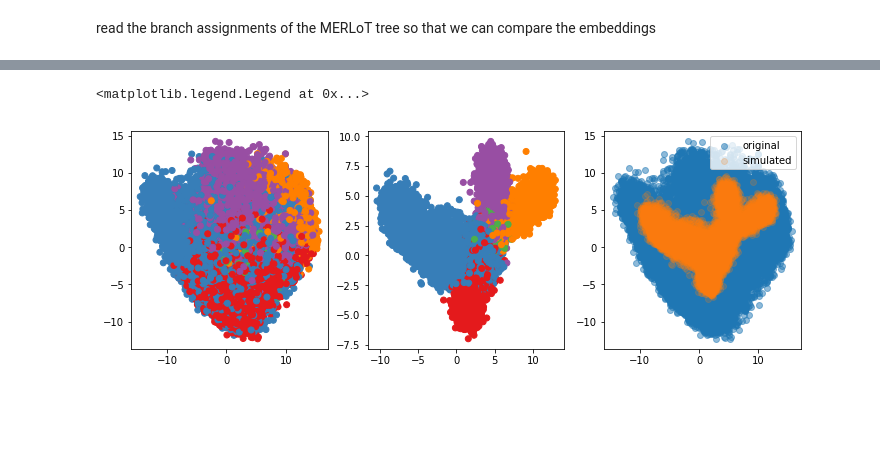
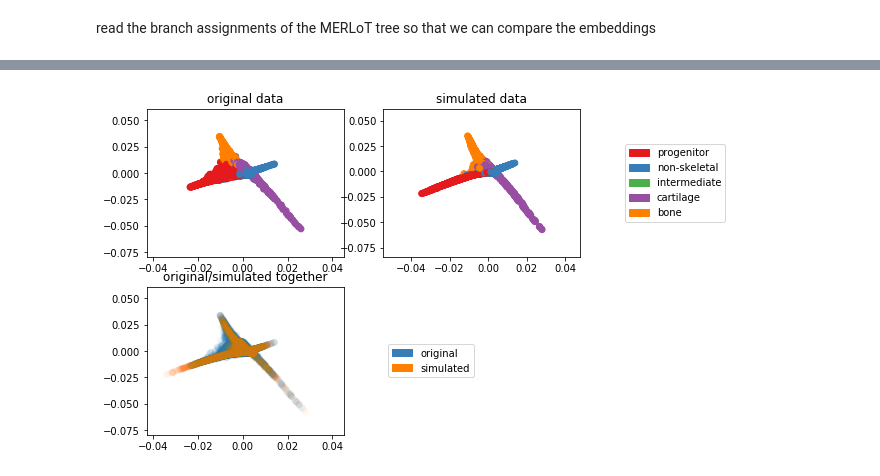
Before and after one commit to soedinglab/prosstt, a Jupyter notebook: dev/reproduce_axolotl.ipynb, the cells around one changed output, grey strips where cells are left out. Saved outputs shown, nothing was run; the diff lists cells and outputs as text; code cells hidden in the pictures; blank space fills up the shorter version.

```diff
--- a/dev/reproduce_axolotl.ipynb
+++ b/dev/reproduce_axolotl.ipynb
@@ -263,9 +266,6 @@ l = ax.legend()
 [figure]
 # %% [markdown]
 normalize by library size
-# %%
-X1 = (X1.transpose() / scalings1).transpose()
-X = (X.transpose() / scalings).transpose()
 # %% [markdown]
 read the branch assignments of the MERLoT tree so that we can compare the embeddings
 # %%
@@ -276,7 +276,7 @@ original = ["original"] * N
 simulated = ["simulated"] * N
 origin = np.concatenate((original, simulated))
 
-data = ad.AnnData(np.log(together+1))
-pp.neighbors(data)
-pca(data)
-dm = data.obsm["X_pca"]
+data = ad.AnnData(together)
+pp.neighbors(data, use_rep="X")
+diffmap(data)
+dm = data.obsm["X_diffmap"]
@@ -286,12 +283,4 @@ WARNING: You're trying to run this on 448 dimensions of `.X`, if you really want
-# %%
-fig, ax = plt.subplots(ncols=3)
-fig.set_size_inches(w=12, h=4)
-
-ax[0].scatter(dm[origin=="original", 0], dm[origin=="original", 1], c=cm.Set1(merlot_branches-1))
-ax[1].scatter(dm[origin=="simulated", 0], dm[origin=="simulated", 1], c=cm.Set1(indices1))
-ax[2].scatter(dm[origin=="original", 0], dm[origin=="original", 1], label="original", alpha=0.5)
-ax[2].scatter(dm[origin=="simulated", 0], dm[origin=="simulated", 1], label="simulated", alpha=0.2)
-ax[2].legend()
-# %% [output]
-<matplotlib.legend.Legend at 0x...>
-[figure, removed]
+# %%
+plot_overlap(dm, origin, indices1, merlot_branches)
+# %% [output]
+[figure, added]
```
Also changed, not shown: parts of 4 cells of this notebook, 8 other files.
